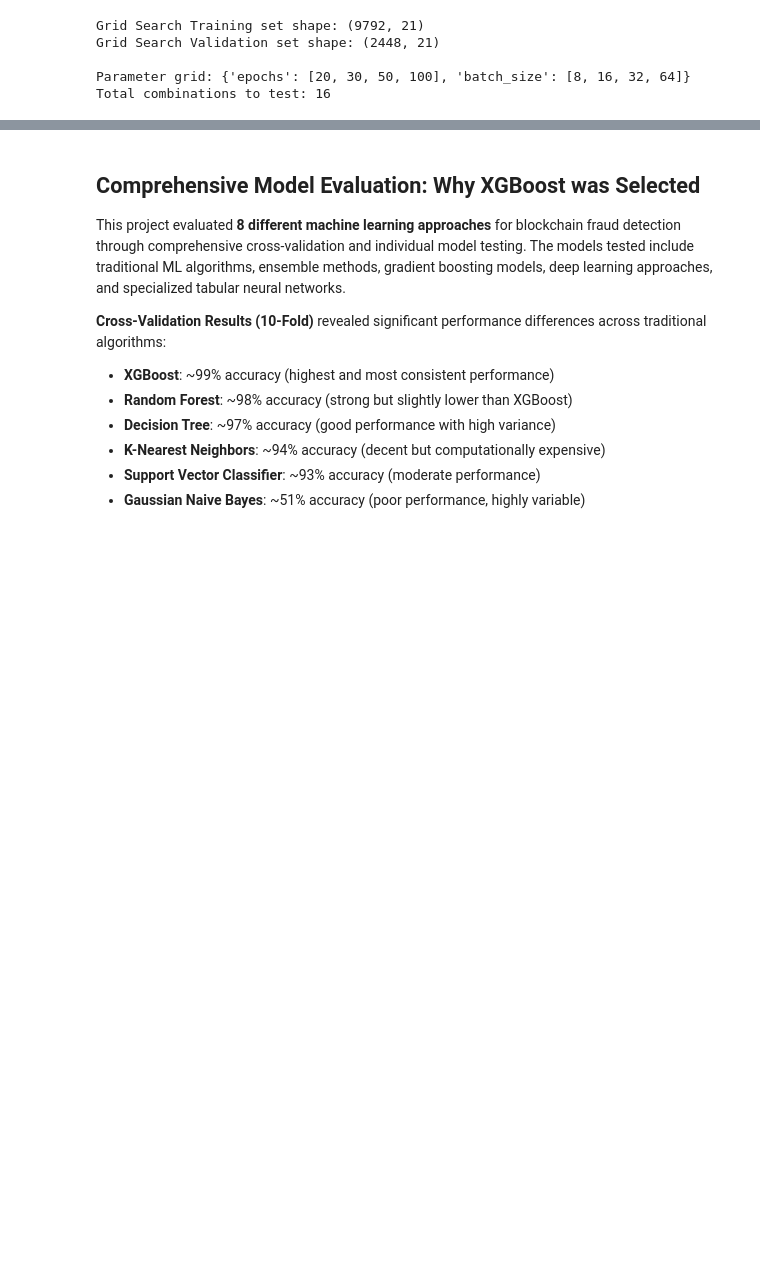
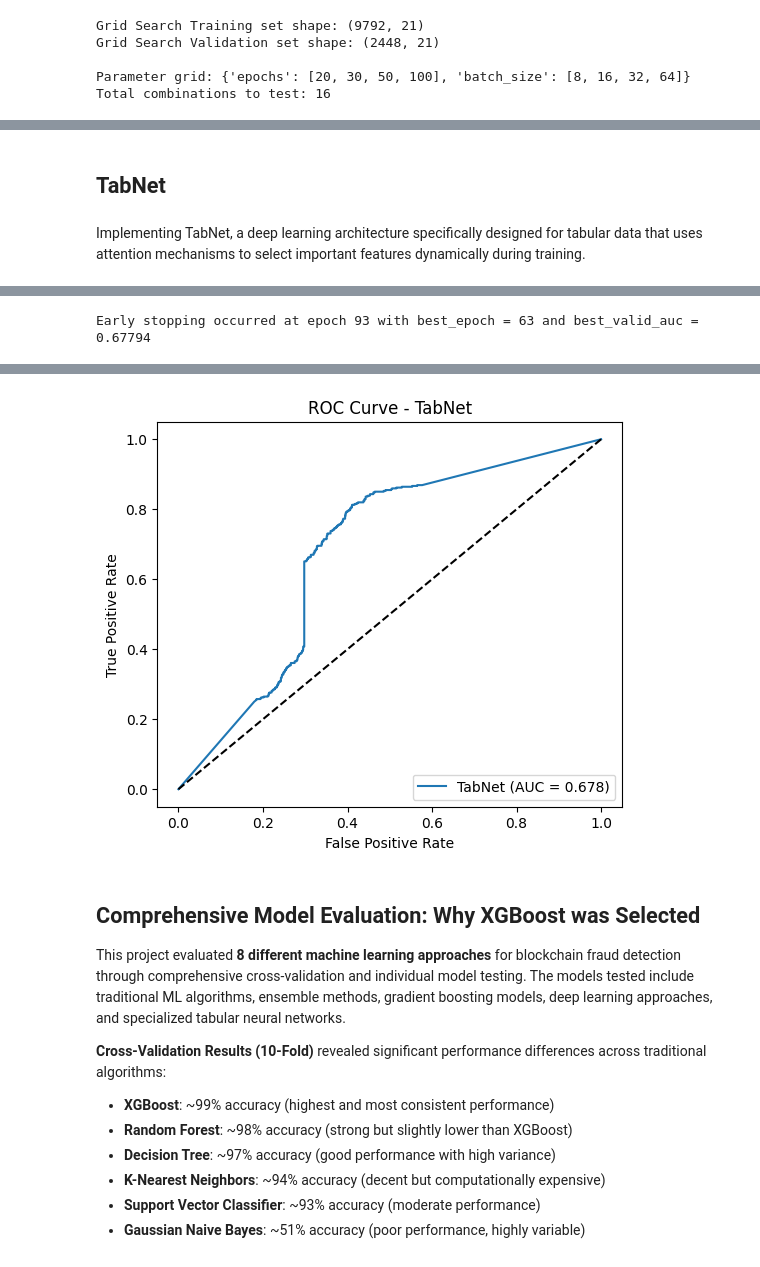
Before and after one commit to samariwa/wallet-detection2, a Jupyter notebook: Abioye.ipynb, the cells around one changed output, grey strips where cells are left out. Cells and saved outputs as stored; diff of their text form; code cells hidden in the pictures; blank space fills up the shorter version.

```diff
--- a/Abioye.ipynb
+++ b/Abioye.ipynb
@@ -781,0 +1208,77 @@ Performing comprehensive hyperparameter optimization for TabNet model to find th
+# %% [markdown]
+## TabNet
+# %% [markdown]
+Implementing TabNet, a deep learning architecture specifically designed for tabular data that uses attention mechanisms to select important features dynamically during training.
+# %%
+# ---- Prepare data as numpy (TabNet expects arrays) ----
+def to_numpy(X):
+    if hasattr(X, "values"):
+        return X.values.astype(np.float32)
+    return np.asarray(X, dtype=np.float32)
+
+def to_labels(y):
+    if hasattr(y, "values"):
+        y = y.values
+    return np.asarray(y).astype(np.int64).ravel()
+
+Xtr_np = to_numpy(x_tr_resample)
+ytr_np = to_labels(y_tr_resample)
+Xte_np = to_numpy(X_test)
+yte_np = to_labels(y_test)
+
+# ---- TabNet model ----
+tabnet = TabNetClassifier(
+    n_d=16, n_a=16, n_steps=4,
+    gamma=1.5, n_independent=2, n_shared=2,
+    lambda_sparse=1e-4, momentum=0.02,
+    optimizer_fn=torch.optim.Adam,
+    optimizer_params=dict(lr=1e-3, weight_decay=1e-5),
+    scheduler_params={"step_size":10, "gamma":0.9},
+    scheduler_fn=torch.optim.lr_scheduler.StepLR,
+    verbose=10,
+    device_name="mps"
+)
+
+# Fit with validation for early stopping
+tabnet.fit(
+    X_train=Xtr_np, y_train=ytr_np,
+    eval_set=[(Xte_np, yte_np)],
+    eval_name=["valid"],
+    eval_metric=["auc"],
+    max_epochs=200,
+    patience=30,
+    batch_size=1024,
+    virtual_batch_size=128
+)
+
+# -------------------------------
+# Predictions
+# -------------------------------
+# TabNet's predict_proba returns shape [n_samples, 2]
+y_proba = tabnet.predict_proba(Xte_np)[:, 1]
+y_pred = (y_proba >= 0.5).astype(int)
+
+# -------------------------------
+# Metrics
+# -------------------------------
+print("Accuracy:", accuracy_score(yte_np, y_pred))
+print("ROC-AUC:", roc_auc_score(yte_np, y_proba))
+print("\nClassification Report:\n", classification_report(yte_np, y_pred, digits=4))
+
+# Confusion Matrix
+cm = confusion_matrix(yte_np, y_pred)
+print("\nConfusion Matrix:\n", cm)
+
+# -------------------------------
+# ROC Curve
+# -------------------------------
+fpr, tpr, _ = roc_curve(yte_np, y_proba)
+plt.figure(figsize=(6, 5))
+plt.plot(fpr, tpr, label=f"TabNet (AUC = {roc_auc_score(yte_np, y_proba):.3f})")
+plt.plot([0, 1], [0, 1], 'k--')
+plt.xlabel("False Positive Rate")
+plt.ylabel("True Positive Rate")
+plt.title("ROC Curve - TabNet")
+plt.legend(loc="lower right")
+plt.show()
+# %% [output]
@@ -781,0 +1295 @@ Performing comprehensive hyperparameter optimization for TabNet model to find th
+Early stopping occurred at epoch 93 with best_epoch = 63 and best_valid_auc = 0.67794
@@ -782,3 +1313,4 @@ Performing comprehensive hyperparameter optimization for TabNet model to find th
+[figure, added]
 # %% [markdown]
 ## Comprehensive Model Evaluation: Why XGBoost was Selected
 
```
Also changed, not shown: parts of 23 cells of this notebook, 5 other files.
